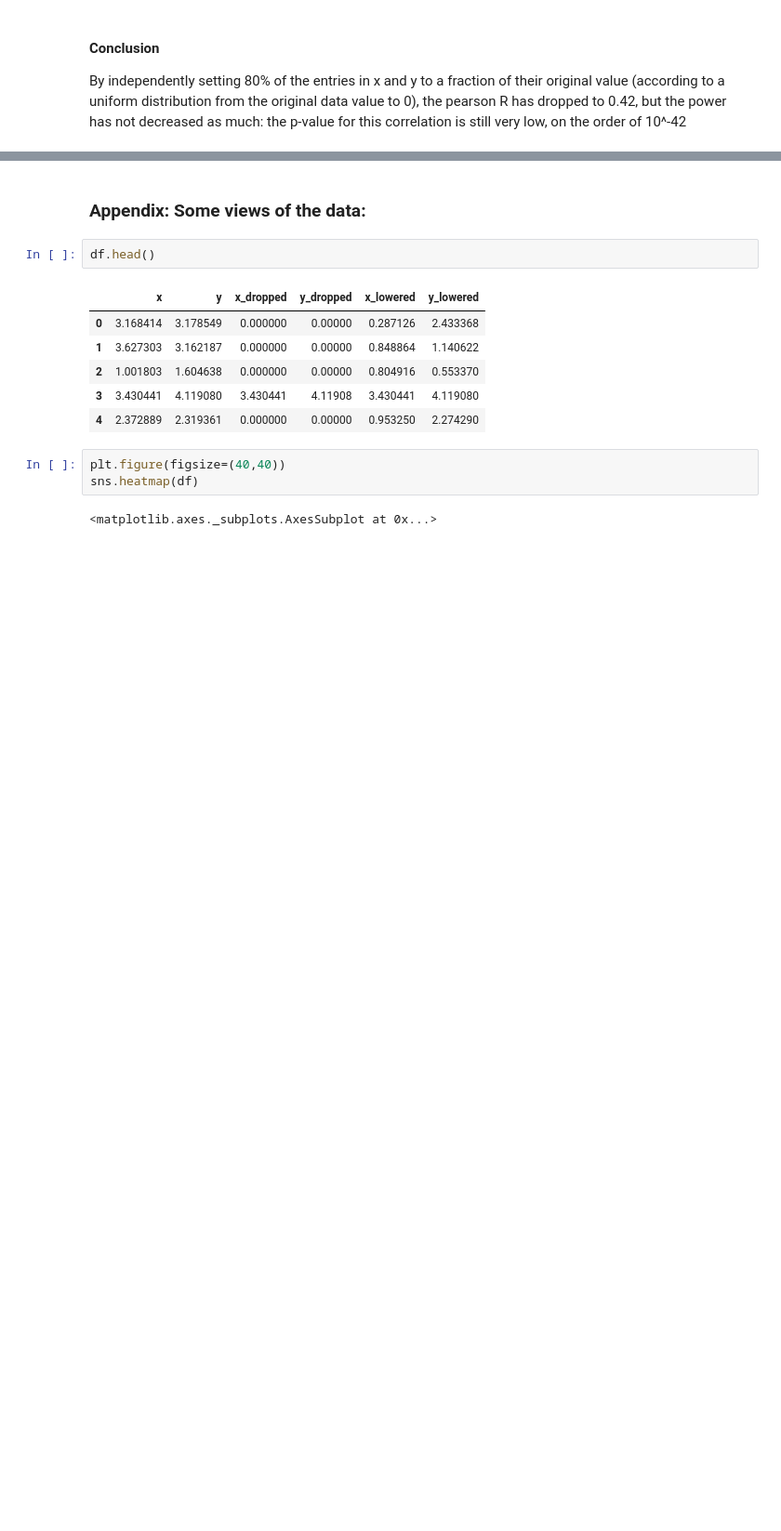
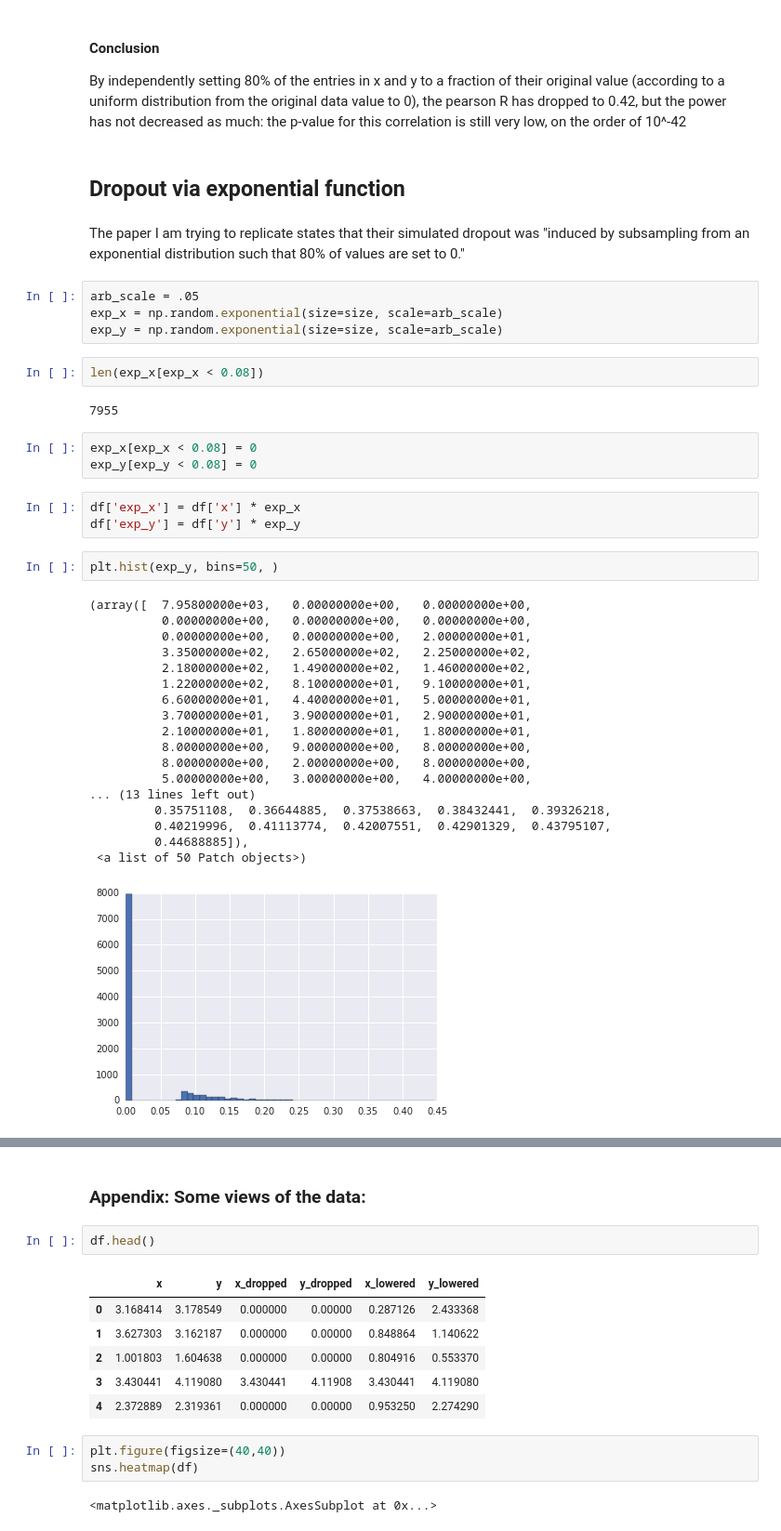
Before and after one commit to nickdeveaux/scratch_space, a Jupyter notebook: Simulate Single Cell Dropout.ipynb, the cells around one changed output, grey strips where cells are left out. Shown at 93% size. Cells and saved outputs as stored; diff of their text form; blank space fills up the shorter version.

Commit message:
added exponential distribution (continuous verison of geometric)

```diff
--- a/Simulate Single Cell Dropout.ipynb
+++ b/Simulate Single Cell Dropout.ipynb
@@ -81,3 +81,43 @@ g.set_axis_labels("$X$", "$Y$");
 # %% [markdown]
 #### Conclusion
 By independently setting 80% of the entries in x and y to a fraction of their original value (according to a uniform distribution from the original data value to 0), the pearson R has dropped to 0.42, but the power has not decreased as much: the p-value for this correlation is still very low, on the order of 10^-42
+# %% [markdown]
+## Dropout via exponential function
+# %% [markdown]
+The paper I am trying to replicate states that their simulated dropout was "induced by subsampling
+from an exponential distribution such that 80% of values are set to 0."
+# %%
+arb_scale = .05
+exp_x = np.random.exponential(size=size, scale=arb_scale)
+exp_y = np.random.exponential(size=size, scale=arb_scale)
+# %%
+len(exp_x[exp_x < 0.08])
+# %% [output]
+7955
+# %%
+exp_x[exp_x < 0.08] = 0
+exp_y[exp_y < 0.08] = 0
+# %%
+df['exp_x'] = df['x'] * exp_x
+df['exp_y'] = df['y'] * exp_y
+# %%
+plt.hist(exp_y, bins=50, )
+# %% [output]
+(array([  7.95800000e+03,   0.00000000e+00,   0.00000000e+00,
+          0.00000000e+00,   0.00000000e+00,   0.00000000e+00,
+          0.00000000e+00,   0.00000000e+00,   2.00000000e+01,
+          3.35000000e+02,   2.65000000e+02,   2.25000000e+02,
+          2.18000000e+02,   1.49000000e+02,   1.46000000e+02,
+          1.22000000e+02,   8.10000000e+01,   9.10000000e+01,
+          6.60000000e+01,   4.40000000e+01,   5.00000000e+01,
+          3.70000000e+01,   3.90000000e+01,   2.90000000e+01,
+          2.10000000e+01,   1.80000000e+01,   1.80000000e+01,
+          8.00000000e+00,   9.00000000e+00,   8.00000000e+00,
+          8.00000000e+00,   2.00000000e+00,   8.00000000e+00,
+          5.00000000e+00,   3.00000000e+00,   4.00000000e+00,
+... (13 lines left out)
+         0.35751108,  0.36644885,  0.37538663,  0.38432441,  0.39326218,
+         0.40219996,  0.41113774,  0.42007551,  0.42901329,  0.43795107,
+         0.44688885]),
+ <a list of 50 Patch objects>)
+[figure, added]
```
Also changed, not shown: parts of 15 cells of this notebook.
